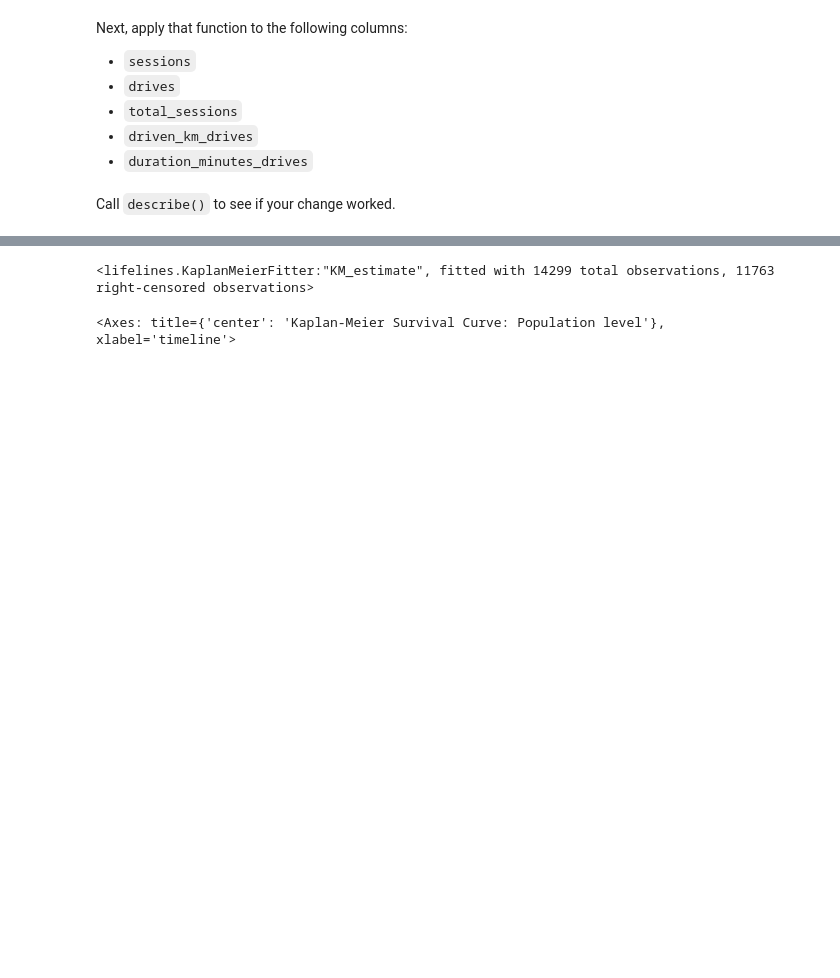
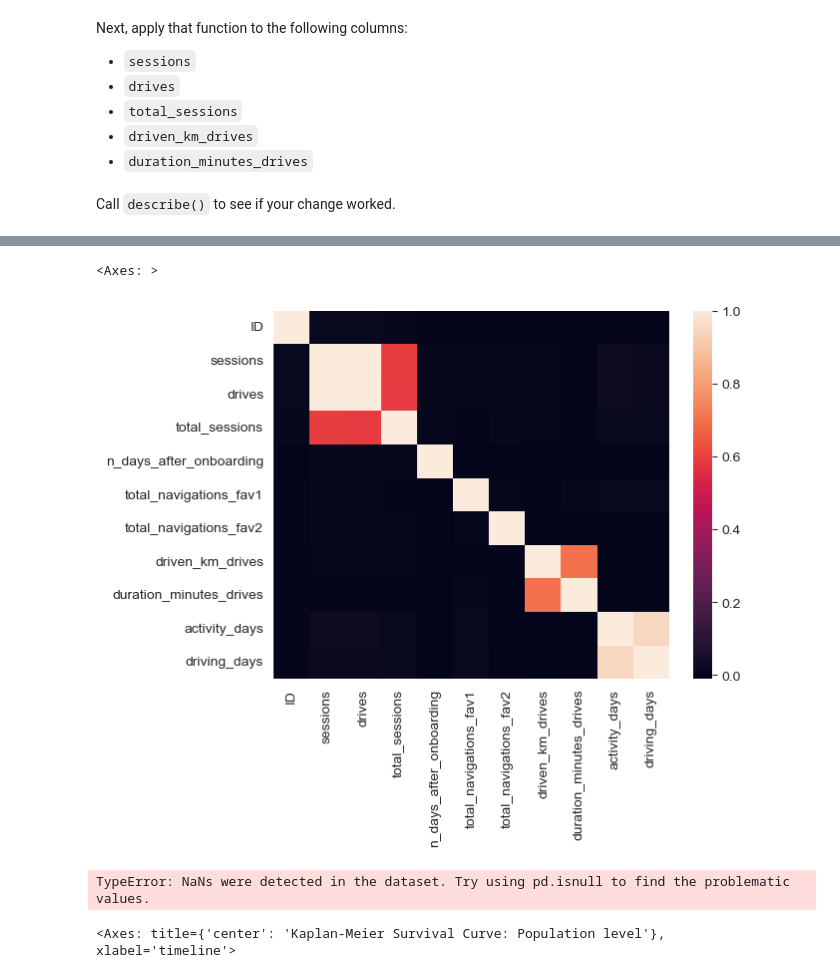
Before and after one commit to point-de-vyu/data-analytics-projects, a Jupyter notebook: Waze_predicting_user_churn/1. Exploratory_data_analysis.ipynb, the cells around one changed output, grey strips where cells are left out. Saved outputs shown, nothing was run; the diff lists cells and outputs as text; code cells hidden in the pictures; blank space fills up the shorter version.

```diff
--- a/Waze_predicting_user_churn/1. Exploratory_data_analysis.ipynb
+++ b/Waze_predicting_user_churn/1. Exploratory_data_analysis.ipynb
@@ -541,0 +539,6 @@ kmf = KaplanMeierFitter()
+# %%
+corr = df.select_dtypes('number').corr()
+sns.heatmap(corr)
+# %% [output]
+<Axes: >
+[figure, added]
@@ -543,9 +551,10 @@ kmf = KaplanMeierFitter()
 df=df.dropna()
 T=df['total_sessions']
 C=df['label'].map({'retained': 0, 'churned': 1}).astype(float)
+df['label']=C
 kmf.fit(T,C)
 # %% [output]
-<lifelines.KaplanMeierFitter:"KM_estimate", fitted with 14299 total observations, 11763 right-censored observations>
+TypeError: NaNs were detected in the dataset. Try using pd.isnull to find the problematic values.
 # %%
 kmf.plot(title='Kaplan-Meier Survival Curve: Population level')
 # %% [output]
```
Also changed, not shown: parts of 24 cells of this notebook, 1 other file.
